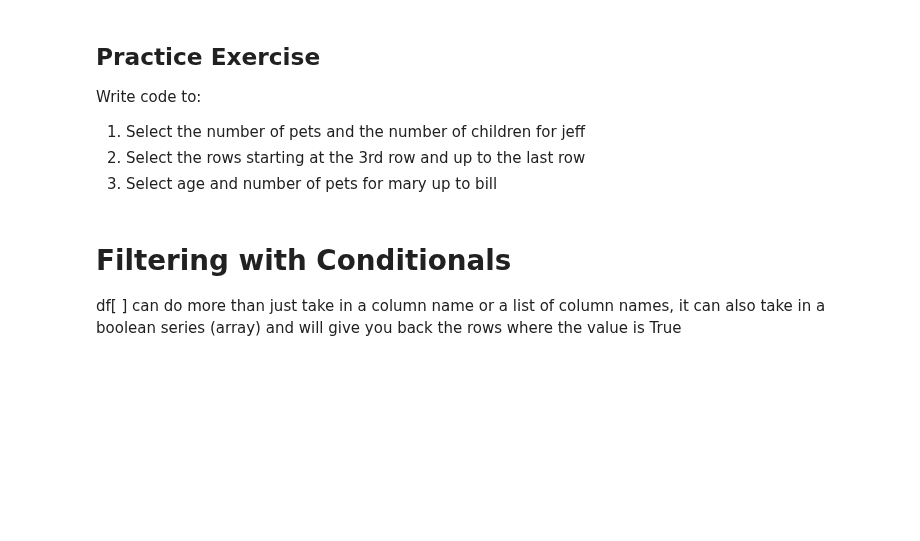
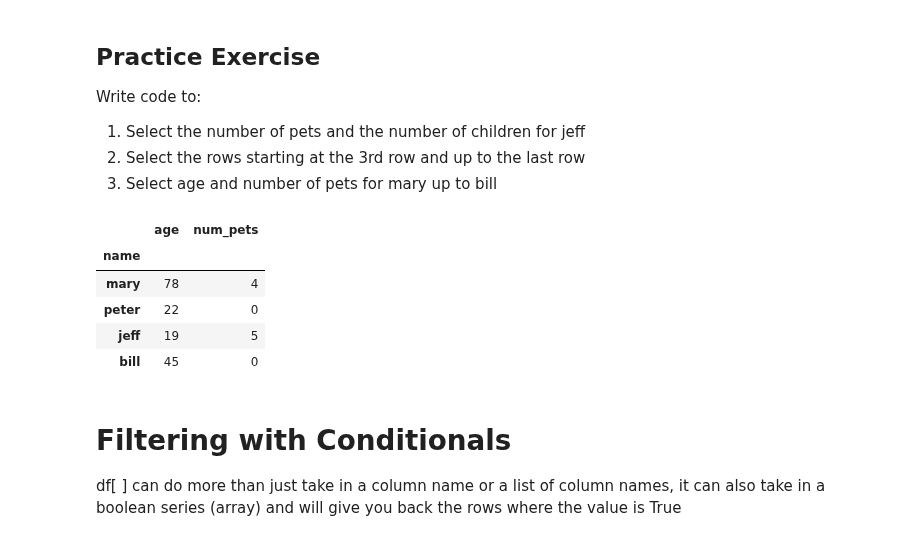
Before and after one commit to Make-School-Courses/DS-1.1-Data-Analysis, a Jupyter notebook: Notebooks/Pandas_Intro.ipynb, the cells around one changed output. Cells and saved outputs as stored; diff of their text form; code cells hidden in the pictures; blank space fills up the shorter version.

```diff
--- a/Notebooks/Pandas_Intro.ipynb
+++ b/Notebooks/Pandas_Intro.ipynb
@@ -190,6 +187,17 @@ Write code to:
 1. Select the number of pets and the number of children for jeff
 2. Select the rows starting at the 3rd row and up to the last row
 3. Select age and number of pets for mary up to bill
+# %%
+df.loc["jeff", ["num_pets", "num_children"]]
+df.iloc[2:]
+df.loc["mary":"bill", ["age","num_pets"]]
+# %% [output]
+|  | age | num_pets |
+| name |  |  |
+| mary | 78 | 4 |
+| peter | 22 | 0 |
+| jeff | 19 | 5 |
+| bill | 45 | 0 |
 # %% [markdown]
 # Filtering with Conditionals
 
```
Also changed, not shown: parts of 10 cells of this notebook, 1 other file.
